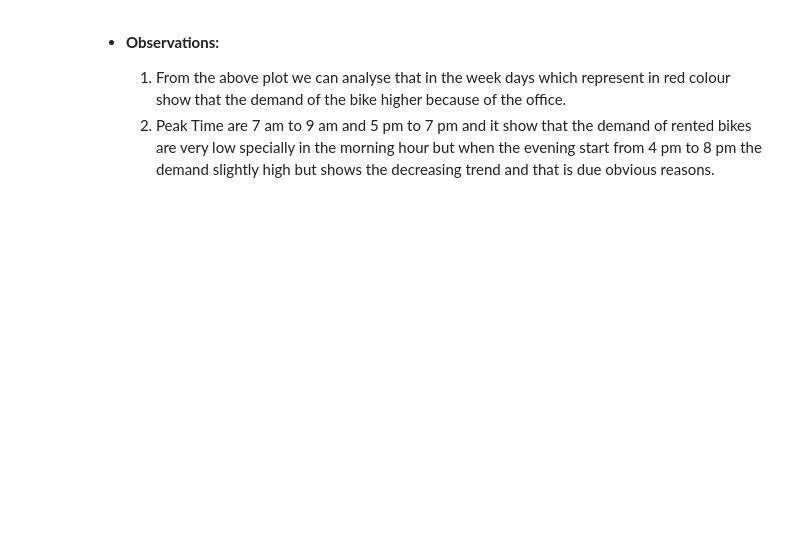
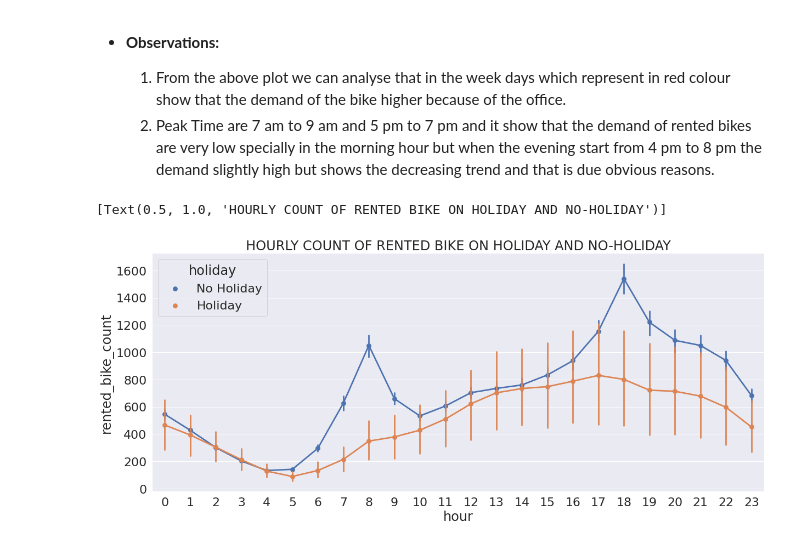
Before and after one commit to ParthSharma1197/EDA-Capston-Bike-Sharing-Demand-Prediction-, a Jupyter notebook: Bike_Sharing_Demand_Prediction_Capstone_Project.ipynb, the cells around one changed output. Drawn from its saved outputs; the diff is of its cells as text; code cells hidden in the pictures; blank space fills up the shorter version.

```diff
--- a/Bike_Sharing_Demand_Prediction_Capstone_Project.ipynb
+++ b/Bike_Sharing_Demand_Prediction_Capstone_Project.ipynb
@@ -384,3 +387,11 @@ ax.set(title='COUNT OF RENTED BIKES ON WEEKENDS AND WEEKDAYS')
 
   1.   From the above plot we can analyse that in the week days which represent in red colour show that the demand of the bike higher because of the office.
   2.  Peak Time are 7 am to 9 am and 5 pm to 7 pm and it show that the demand of rented bikes are very low specially in the morning hour but when the evening start from 4 pm to 8 pm the demand slightly high but shows the decreasing trend and that is due obvious reasons.
+# %%
+#here we look at the rented bikes count hourly on holidays and no-holiday
+fig,ax=plt.subplots(figsize=(20,8))
+sns.pointplot(data=df_Rbike,x='hour',y='rented_bike_count',hue='holiday')
+ax.set(title='HOURLY COUNT OF RENTED BIKE ON HOLIDAY AND NO-HOLIDAY')
+# %% [output]
+[Text(0.5, 1.0, 'HOURLY COUNT OF RENTED BIKE ON HOLIDAY AND NO-HOLIDAY')]
+[figure, added]
```
Also changed, not shown: parts of 14 cells of this notebook.
